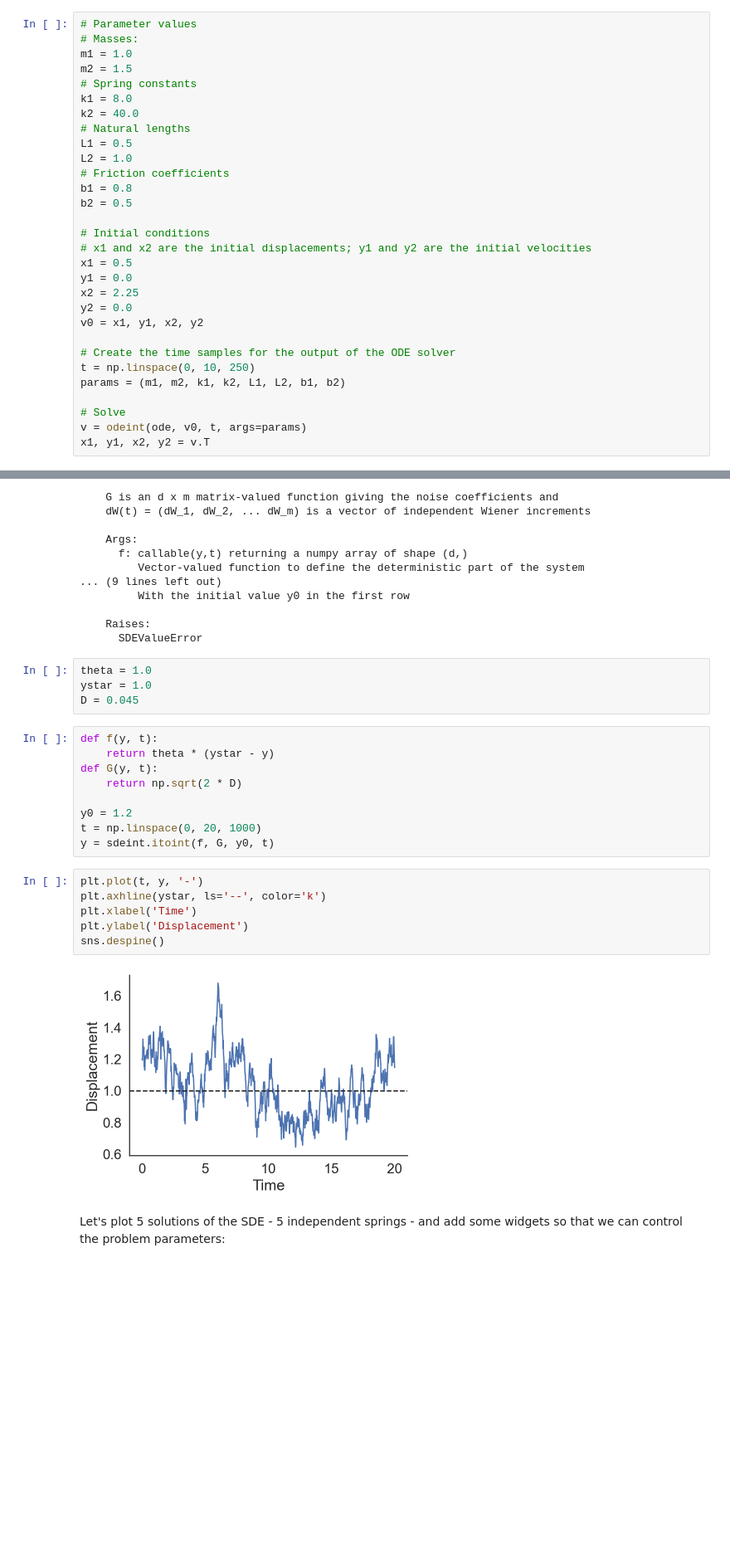
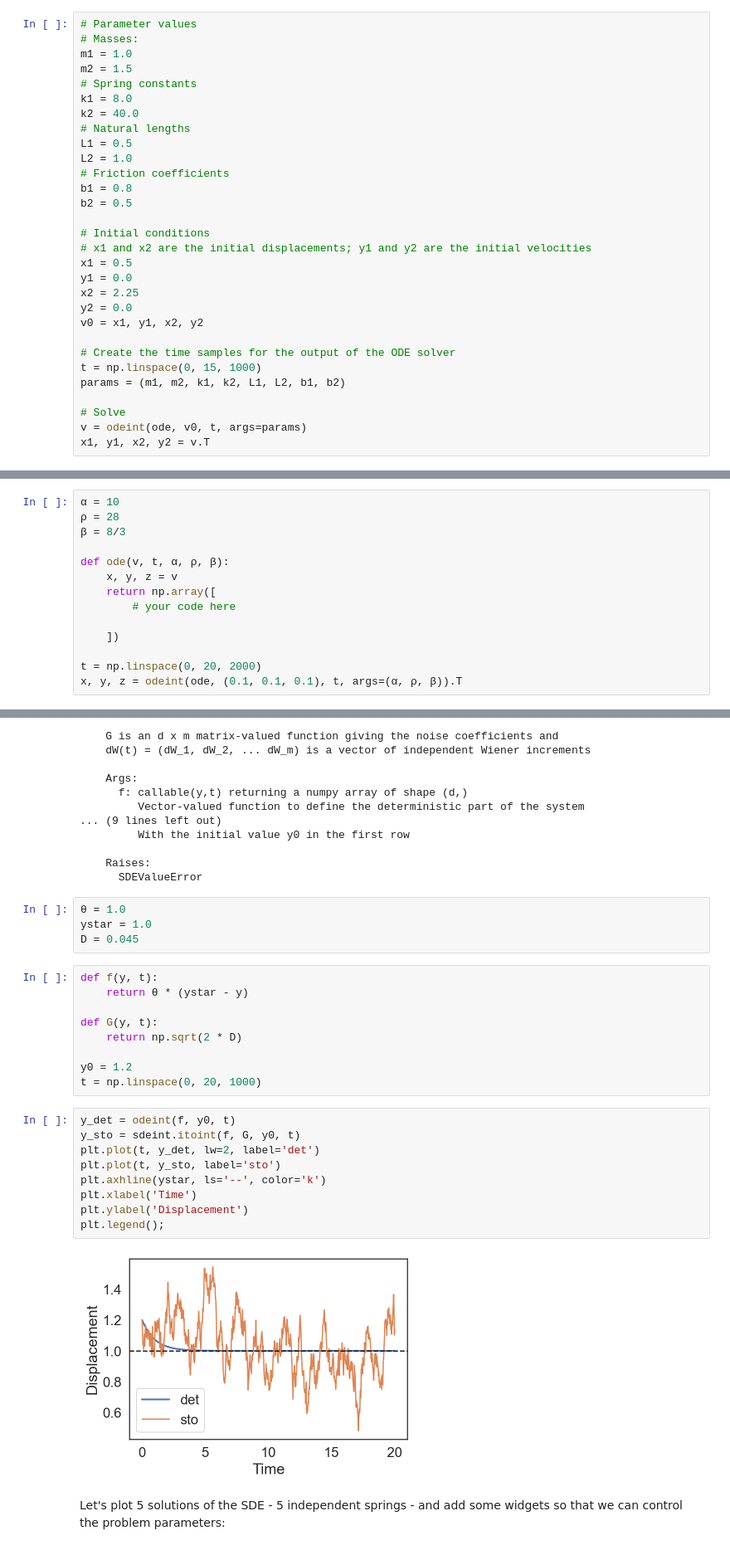
Before and after one commit to yoavram/Py4Eng, a Jupyter notebook: sessions/differential-equations.ipynb, the cells around one changed output, grey strips where cells are left out. Shown at 83% size. Cells and saved outputs as stored; diff of their text form; blank space fills up the shorter version.

```diff
--- a/sessions/differential-equations.ipynb
+++ b/sessions/differential-equations.ipynb
@@ -97,7 +281,7 @@ y2 = 0.0
 v0 = x1, y1, x2, y2
 
 # Create the time samples for the output of the ODE solver
-t = np.linspace(0, 10, 250)
+t = np.linspace(0, 15, 1000)
 params = (m1, m2, k1, k2, L1, L2, b1, b2)
 
 # Solve
@@ -162,0 +351,14 @@ beta = 8/3
+# %%
+α = 10
+ρ = 28
+β = 8/3
+
+def ode(v, t, α, ρ, β):
+    x, y, z = v
+    return np.array([
+        # your code here
+
+    ])
+
+t = np.linspace(0, 20, 2000)
+x, y, z = odeint(ode, (0.1, 0.1, 0.1), t, args=(α, ρ, β)).T
@@ -202,26 +418,29 @@ itoint(f, G, y0, tspan)
     Raises:
       SDEValueError
 # %%
-theta = 1.0
+θ = 1.0
 ystar = 1.0
 D = 0.045
 # %%
 def f(y, t):
-    return theta * (ystar - y)
+    return θ * (ystar - y)
+
 def G(y, t):
     return np.sqrt(2 * D)
 
 y0 = 1.2
 t = np.linspace(0, 20, 1000)
-y = sdeint.itoint(f, G, y0, t)
 # %%
-plt.plot(t, y, '-')
+y_det = odeint(f, y0, t)
+y_sto = sdeint.itoint(f, G, y0, t)
+plt.plot(t, y_det, lw=2, label='det')
+plt.plot(t, y_sto, label='sto')
 plt.axhline(ystar, ls='--', color='k')
 plt.xlabel('Time')
 plt.ylabel('Displacement')
-sns.despine()
+plt.legend();
 # %% [output]
-[figure, old version]
+[figure, new version]
 # %% [markdown]
 Let's plot 5 solutions of the SDE - 5 independent springs - and add some widgets so that we can control the problem parameters:
 # %%
```
Also changed, not shown: parts of 37 cells of this notebook, 1 other file.
